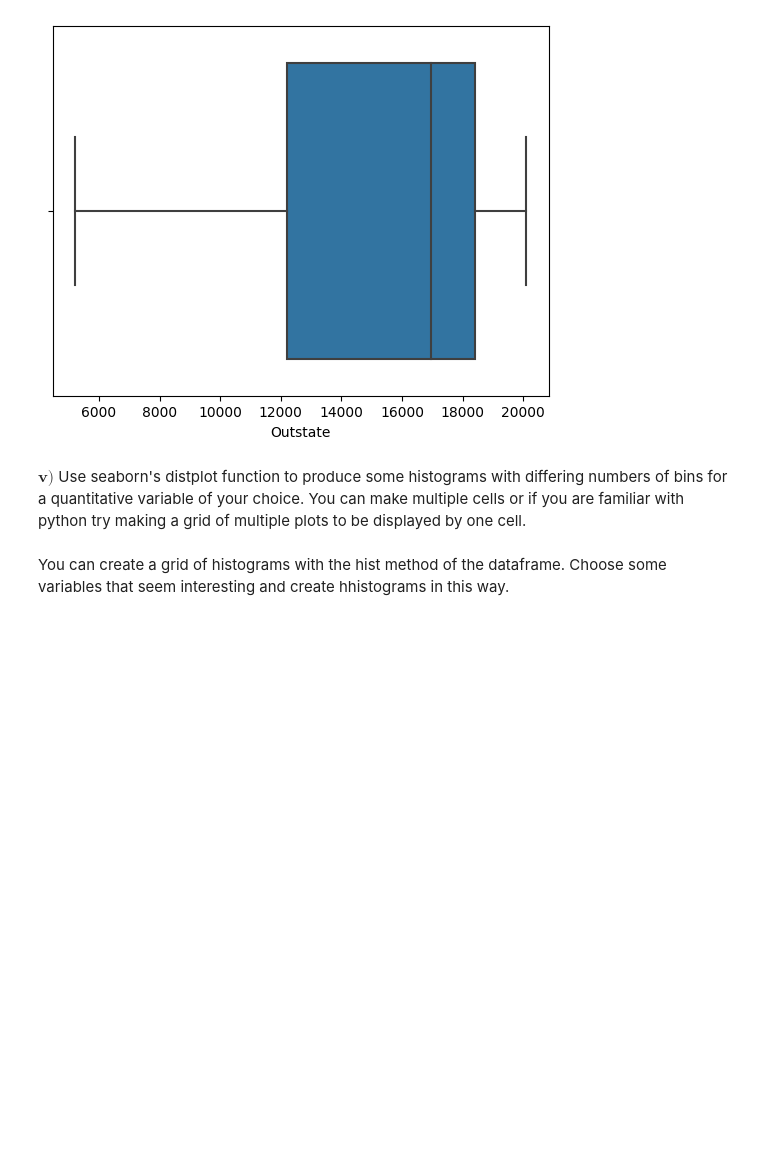
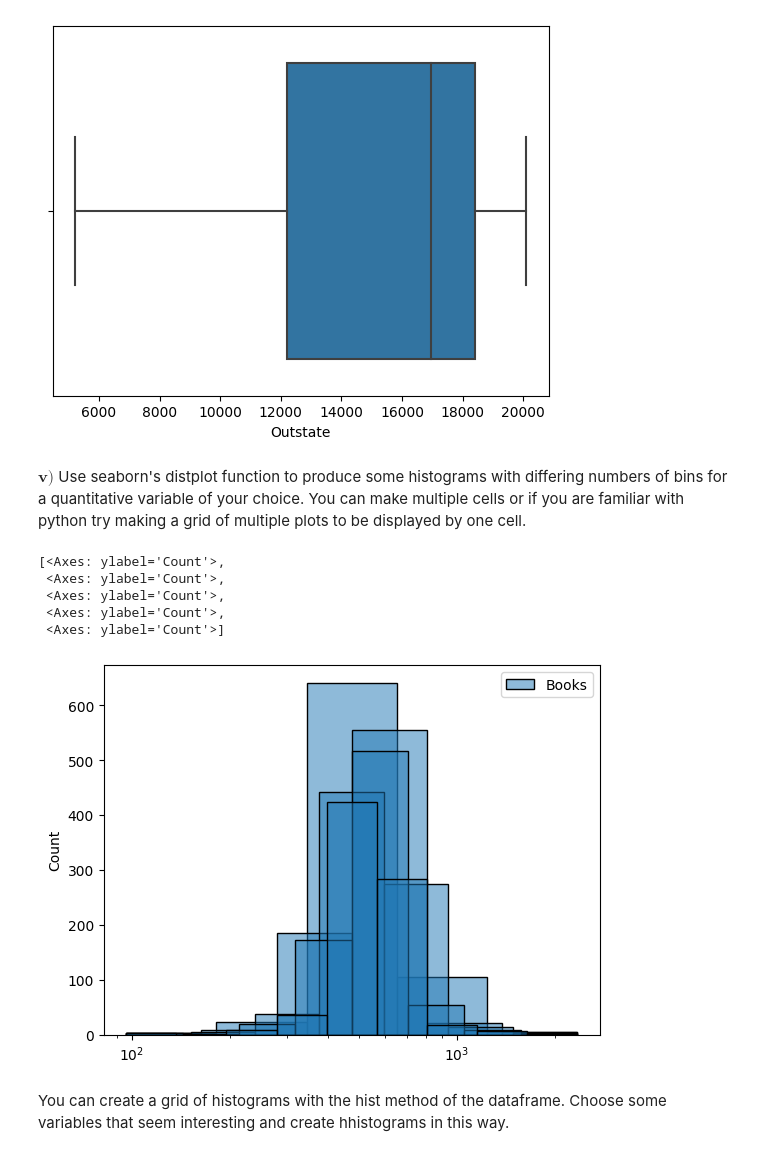
Before and after one commit to JedRoundy/Machine_Learning_For_Economists, a Jupyter notebook: pset3coding.ipynb, the cells around one changed output. Cells and saved outputs as stored; diff of their text form; code cells hidden in the pictures; blank space fills up the shorter version.

```diff
--- a/pset3coding.ipynb
+++ b/pset3coding.ipynb
@@ -147,3 +145,18 @@ sns.histplot(df, )
+# %%
+
+plt, axes =
+
+for i in range(5, 11):
+
+  sns.histplot(df[['Books']], log_scale = True, bins = i)
+  plt.
+# %% [output]
+[<Axes: ylabel='Count'>,
+ <Axes: ylabel='Count'>,
+ <Axes: ylabel='Count'>,
+ <Axes: ylabel='Count'>,
+ <Axes: ylabel='Count'>]
+[figure, added]
 # %% [markdown]
 You can create a grid of histograms with the hist method of the dataframe. Choose some variables that seem interesting and create hhistograms in this way.
 # %%
```
Also changed, not shown: parts of 10 cells of this notebook.
